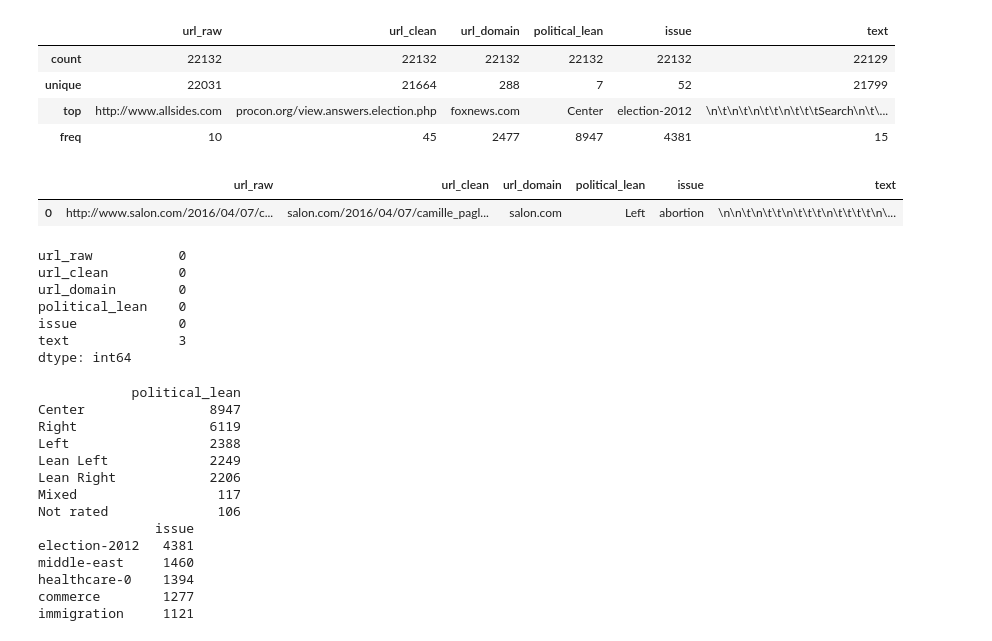
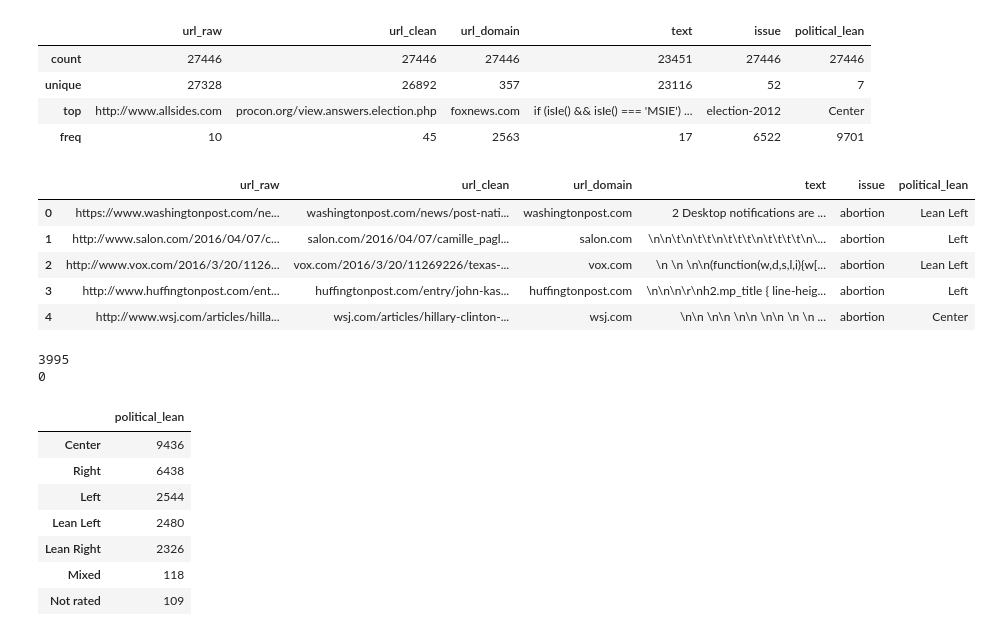
Before and after one commit to Stanleyyork/sfdat28-stevens, a Jupyter notebook: projects/political_lean/Exploration.ipynb, the cells around one changed output. Saved outputs shown, nothing was run; the diff lists cells and outputs as text; code cells hidden in the pictures.

```diff
--- a/projects/political_lean/Exploration.ipynb
+++ b/projects/political_lean/Exploration.ipynb
@@ -6,46 +13,41 @@ import matplotlib.pyplot as plt
 # %%
-url = 'data_11_11.csv'
+url = 'data_11_13.csv'
 political_lean_data = pd.read_csv(url, encoding='unicode-escape')
-political_lean_data.columns = ['url_raw', 'url_clean', 'url_domain', 'political_lean', 'issue', 'text']
+political_lean_data.columns = ['url_raw', 'url_clean', 'url_domain', 'text', 'issue', 'political_lean']
 political_lean_data.describe()
 # %% [output]
-|  | url_raw | url_clean | url_domain | political_lean | issue | text |
-| count | 22132 | 22132 | 22132 | 22132 | 22132 | 22129 |
-| unique | 22031 | 21664 | 288 | 7 | 52 | 21799 |
-| top | http://www.allsides.com | procon.org/view.answers.election.php | foxnews.com | Center | election-2012 | \n\t\n\t\n\t\t\n\t\t\tSearch\n\t\... |
-| freq | 10 | 45 | 2477 | 8947 | 4381 | 15 |
+|  | url_raw | url_clean | url_domain | text | issue | political_lean |
+| count | 27446 | 27446 | 27446 | 23451 | 27446 | 27446 |
+| unique | 27328 | 26892 | 357 | 23116 | 52 | 7 |
+| top | http://www.allsides.com | procon.org/view.answers.election.php | foxnews.com | if (isIe() && isIe() === 'MSIE') ... | election-2012 | Center |
+| freq | 10 | 45 | 2563 | 17 | 6522 | 9701 |
 # %%
-political_lean_data.head(1)
+political_lean_data.head(5)
 # %% [output]
-|  | url_raw | url_clean | url_domain | political_lean | issue | text |
-| 0 | http://www.salon.com/2016/04/07/c... | salon.com/2016/04/07/camille_pagl... | salon.com | Left | abortion | \n\n\t\n\t\t\n\t\t\t\n\t\t\t\t\n\... |
+|  | url_raw | url_clean | url_domain | text | issue | political_lean |
+| 0 | https://www.washingtonpost.com/ne... | washingtonpost.com/news/post-nati... | washingtonpost.com | 2 Desktop notifications are ... | abortion | Lean Left |
+| 1 | http://www.salon.com/2016/04/07/c... | salon.com/2016/04/07/camille_pagl... | salon.com | \n\n\t\n\t\t\n\t\t\t\n\t\t\t\t\n\... | abortion | Left |
+| 2 | http://www.vox.com/2016/3/20/1126... | vox.com/2016/3/20/11269226/texas-... | vox.com | \n \n \n\n(function(w,d,s,l,i){w[... | abortion | Lean Left |
+| 3 | http://www.huffingtonpost.com/ent... | huffingtonpost.com/entry/john-kas... | huffingtonpost.com | \n\n\n\r\nh2.mp_title { line-heig... | abortion | Left |
+| 4 | http://www.wsj.com/articles/hilla... | wsj.com/articles/hillary-clinton-... | wsj.com | \n\n \n\n \n\n \n\n \n \n ... | abortion | Center |
-# %%
-political_lean_data.isnull().sum()
-# %% [output]
-url_raw           0
-url_clean         0
-url_domain        0
-political_lean    0
-issue             0
-text              3
-dtype: int64
+# %%
+print political_lean_data['text'].isnull().sum()
+political_lean_data[political_lean_data['text'].isnull() == True].head()
+political_lean_data = political_lean_data[political_lean_data['text'].isnull() == False]
+print political_lean_data['text'].isnull().sum()
+# %% [output]
+3995
+0
 # %%
 d1 = pd.Series(political_lean_data.political_lean.value_counts())
 d2 = pd.Series(political_lean_data.issue.value_counts())
-print pd.DataFrame(d1)
-print pd.DataFrame(d2).head()
+pd.DataFrame(d1)
 # %% [output]
-            political_lean
-Center                8947
-Right                 6119
-Left                  2388
-Lean Left             2249
-Lean Right            2206
-Mixed                  117
-Not rated              106
-               issue
-election-2012   4381
-middle-east     1460
-healthcare-0    1394
-commerce        1277
-immigration     1121
+|  | political_lean |
+| Center | 9436 |
+| Right | 6438 |
+| Left | 2544 |
+| Lean Left | 2480 |
+| Lean Right | 2326 |
+| Mixed | 118 |
+| Not rated | 109 |
```
Also changed, not shown: parts of 13 cells of this notebook.
